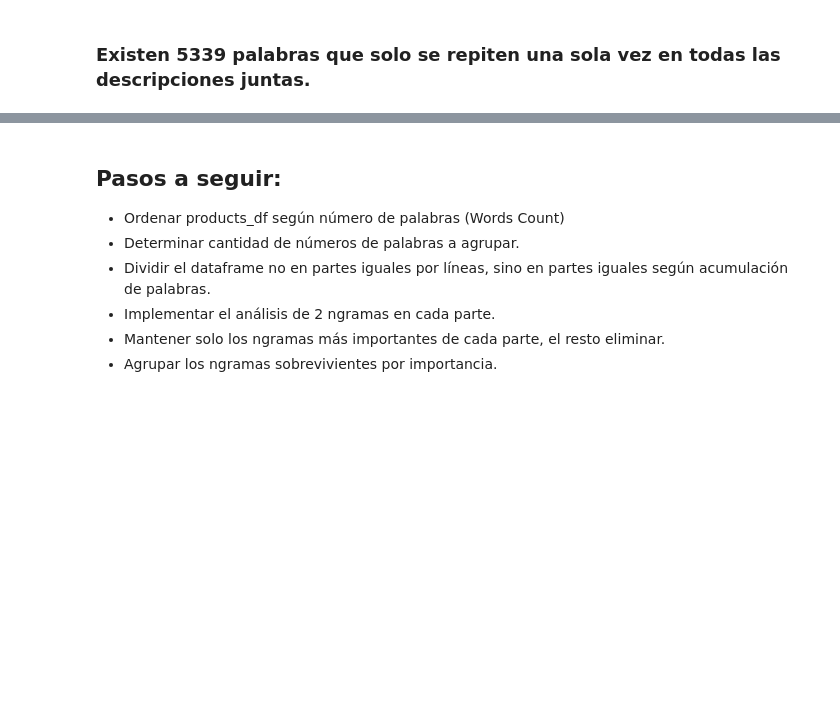
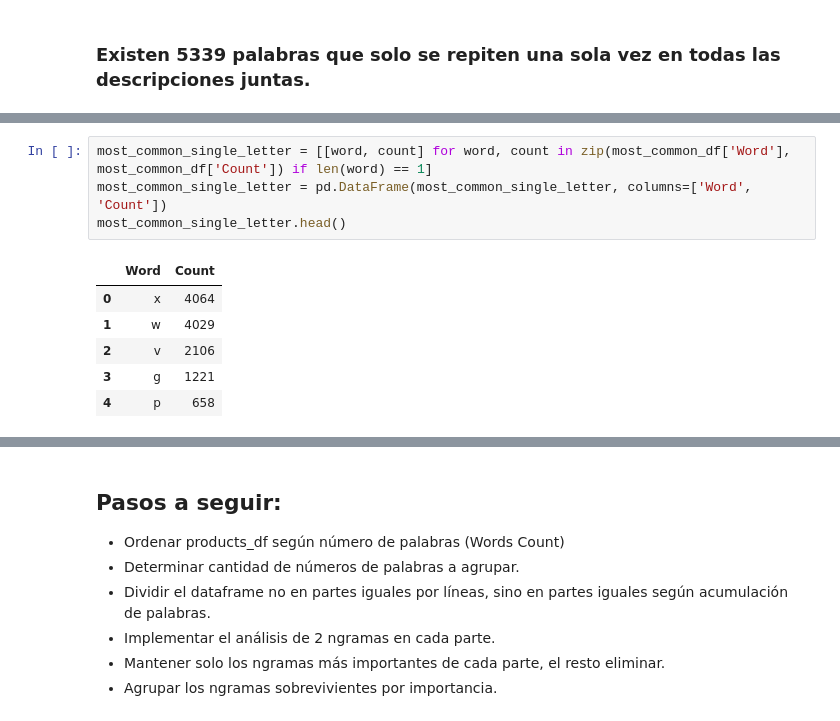
Before and after one commit to christian180492/e_commerce_categorization, a Jupyter notebook: EDA.ipynb, the cells around one changed output, grey strips where cells are left out. Saved outputs shown, nothing was run; the diff lists cells and outputs as text; blank space fills up the shorter version.

```diff
--- a/EDA.ipynb
+++ b/EDA.ipynb
@@ -360,0 +370,11 @@ len(least_common_df[least_common_df['Count']==1])
+# %%
+most_common_single_letter = [[word, count] for word, count in zip(most_common_df['Word'], most_common_df['Count']) if len(word) == 1]
+most_common_single_letter = pd.DataFrame(most_common_single_letter, columns=['Word', 'Count'])
+most_common_single_letter.head()
+# %% [output]
+|  | Word | Count |
+| 0 | x | 4064 |
+| 1 | w | 4029 |
+| 2 | v | 2106 |
+| 3 | g | 1221 |
+| 4 | p | 658 |
```
Also changed, not shown: parts of 3 cells of this notebook.
